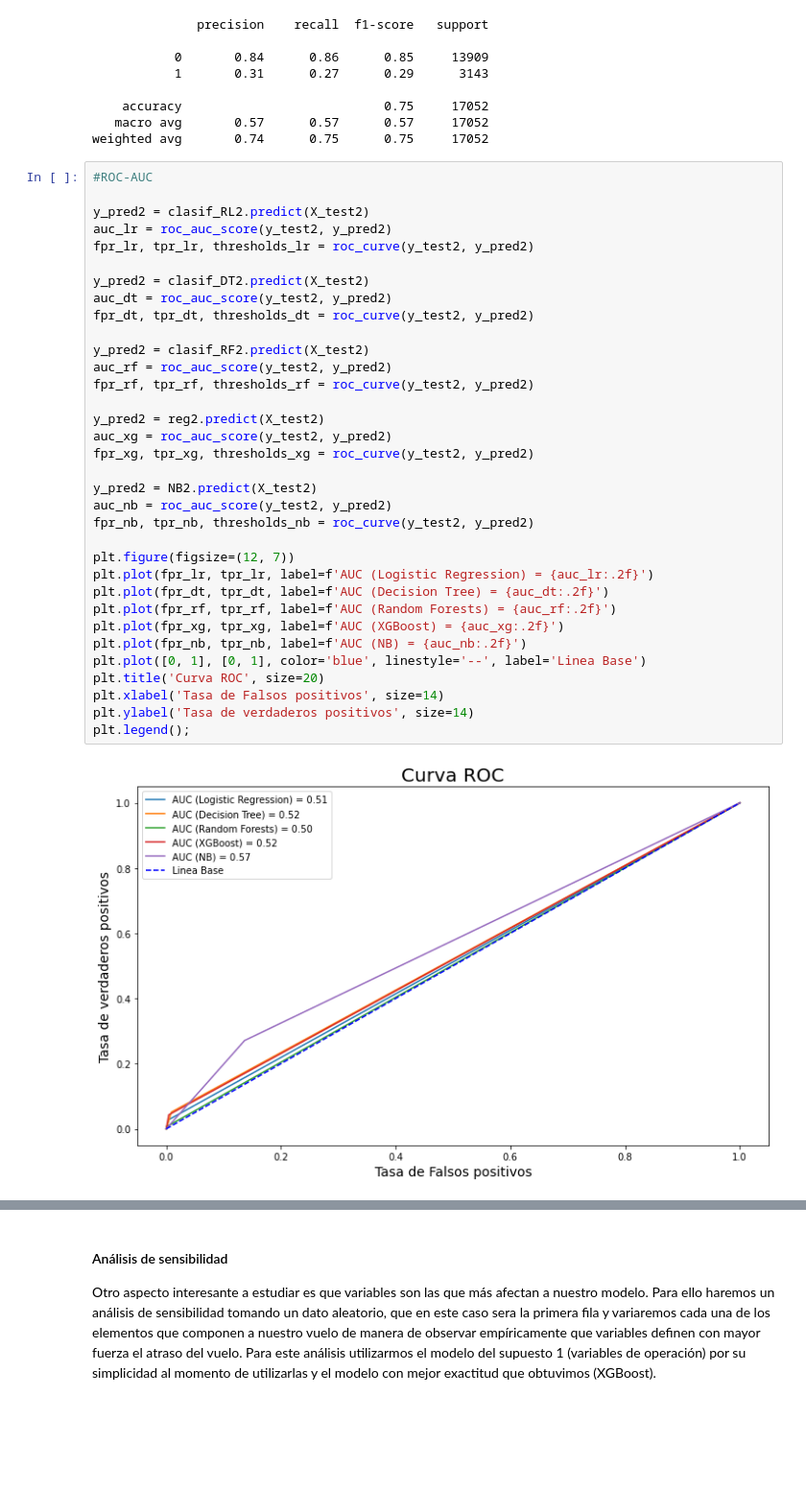
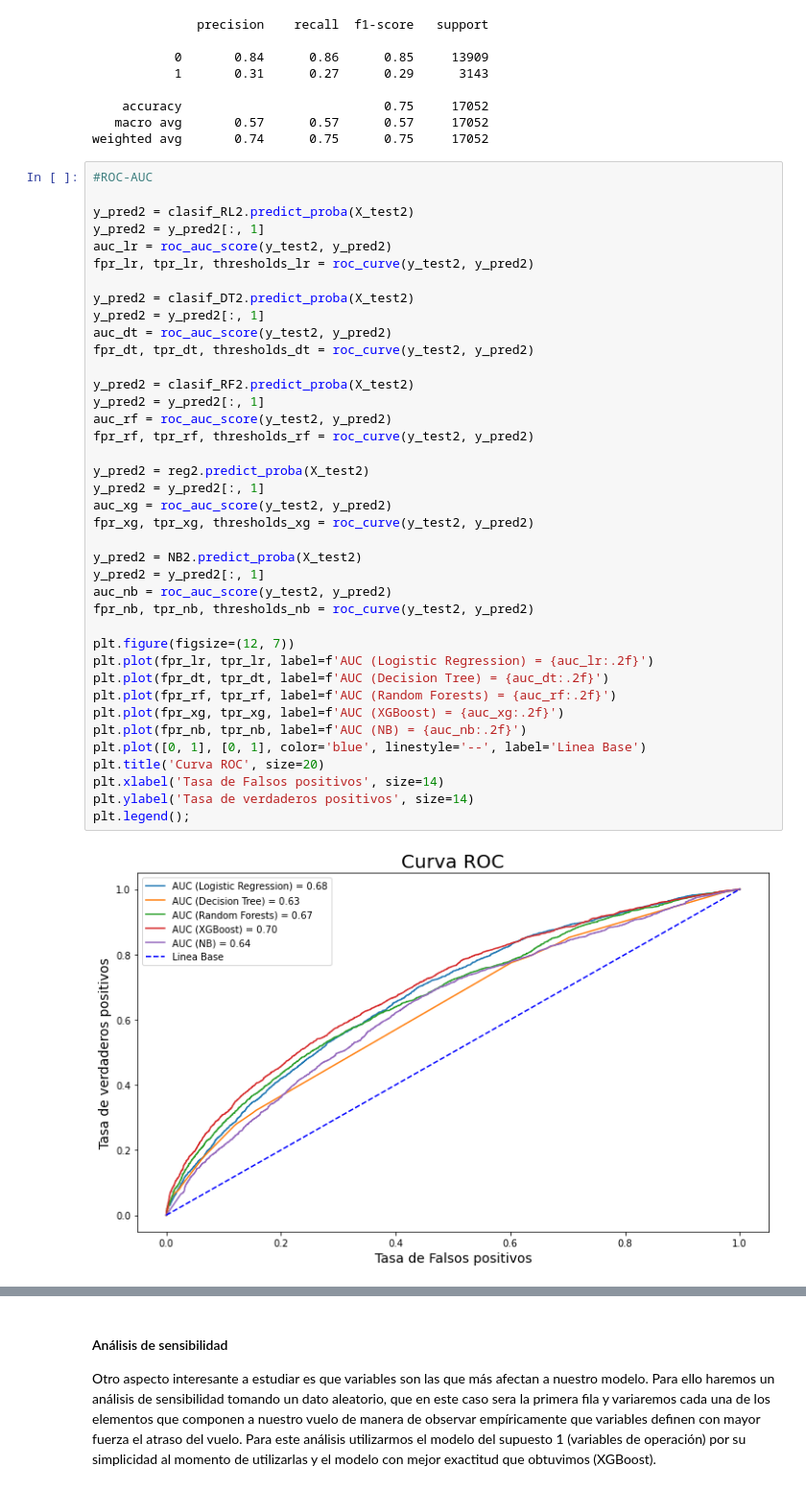
Before and after one commit to NicoTruco/Vuelos, a Jupyter notebook: Desarrollo Desafio NW 1-2.ipynb, the cells around one changed output, grey strips where cells are left out. Shown at 96% size. Saved outputs shown, nothing was run; the diff lists cells and outputs as text; blank space fills up the shorter version.

```diff
--- a/Desarrollo Desafio NW 1-2.ipynb
+++ b/Desarrollo Desafio NW 1-2.ipynb
@@ -1402,39 +1407,44 @@ weighted avg       0.74      0.75      0.75     17052
 # %%
 #ROC-AUC
 
-y_pred2 = clasif_RL2.predict(X_test2)
+y_pred2 = clasif_RL2.predict_proba(X_test2)
+y_pred2 = y_pred2[:, 1]
 auc_lr = roc_auc_score(y_test2, y_pred2)
 fpr_lr, tpr_lr, thresholds_lr = roc_curve(y_test2, y_pred2)
 
-y_pred2 = clasif_DT2.predict(X_test2)
+y_pred2 = clasif_DT2.predict_proba(X_test2)
+y_pred2 = y_pred2[:, 1]
 auc_dt = roc_auc_score(y_test2, y_pred2)
 fpr_dt, tpr_dt, thresholds_dt = roc_curve(y_test2, y_pred2)
 
-y_pred2 = clasif_RF2.predict(X_test2)
+y_pred2 = clasif_RF2.predict_proba(X_test2)
+y_pred2 = y_pred2[:, 1]
 auc_rf = roc_auc_score(y_test2, y_pred2)
 fpr_rf, tpr_rf, thresholds_rf = roc_curve(y_test2, y_pred2)
 
-y_pred2 = reg2.predict(X_test2)
+y_pred2 = reg2.predict_proba(X_test2)
+y_pred2 = y_pred2[:, 1]
 auc_xg = roc_auc_score(y_test2, y_pred2)
 fpr_xg, tpr_xg, thresholds_xg = roc_curve(y_test2, y_pred2)
 
-y_pred2 = NB2.predict(X_test2)
+y_pred2 = NB2.predict_proba(X_test2)
+y_pred2 = y_pred2[:, 1]
 auc_nb = roc_auc_score(y_test2, y_pred2)
 fpr_nb, tpr_nb, thresholds_nb = roc_curve(y_test2, y_pred2)
 
 plt.figure(figsize=(12, 7))
 plt.plot(fpr_lr, tpr_lr, label=f'AUC (Logistic Regression) = {auc_lr:.2f}')
 plt.plot(fpr_dt, tpr_dt, label=f'AUC (Decision Tree) = {auc_dt:.2f}')
 plt.plot(fpr_rf, tpr_rf, label=f'AUC (Random Forests) = {auc_rf:.2f}')
 plt.plot(fpr_xg, tpr_xg, label=f'AUC (XGBoost) = {auc_xg:.2f}')
 plt.plot(fpr_nb, tpr_nb, label=f'AUC (NB) = {auc_nb:.2f}')
 plt.plot([0, 1], [0, 1], color='blue', linestyle='--', label='Linea Base')
 plt.title('Curva ROC', size=20)
 plt.xlabel('Tasa de Falsos positivos', size=14)
 plt.ylabel('Tasa de verdaderos positivos', size=14)
 plt.legend();
 # %% [output]
-[figure, old version]
+[figure, new version]
 # %% [markdown]
 #### Conclusiones Supuesto 2
 
```
Also changed, not shown: parts of 7 cells of this notebook.
